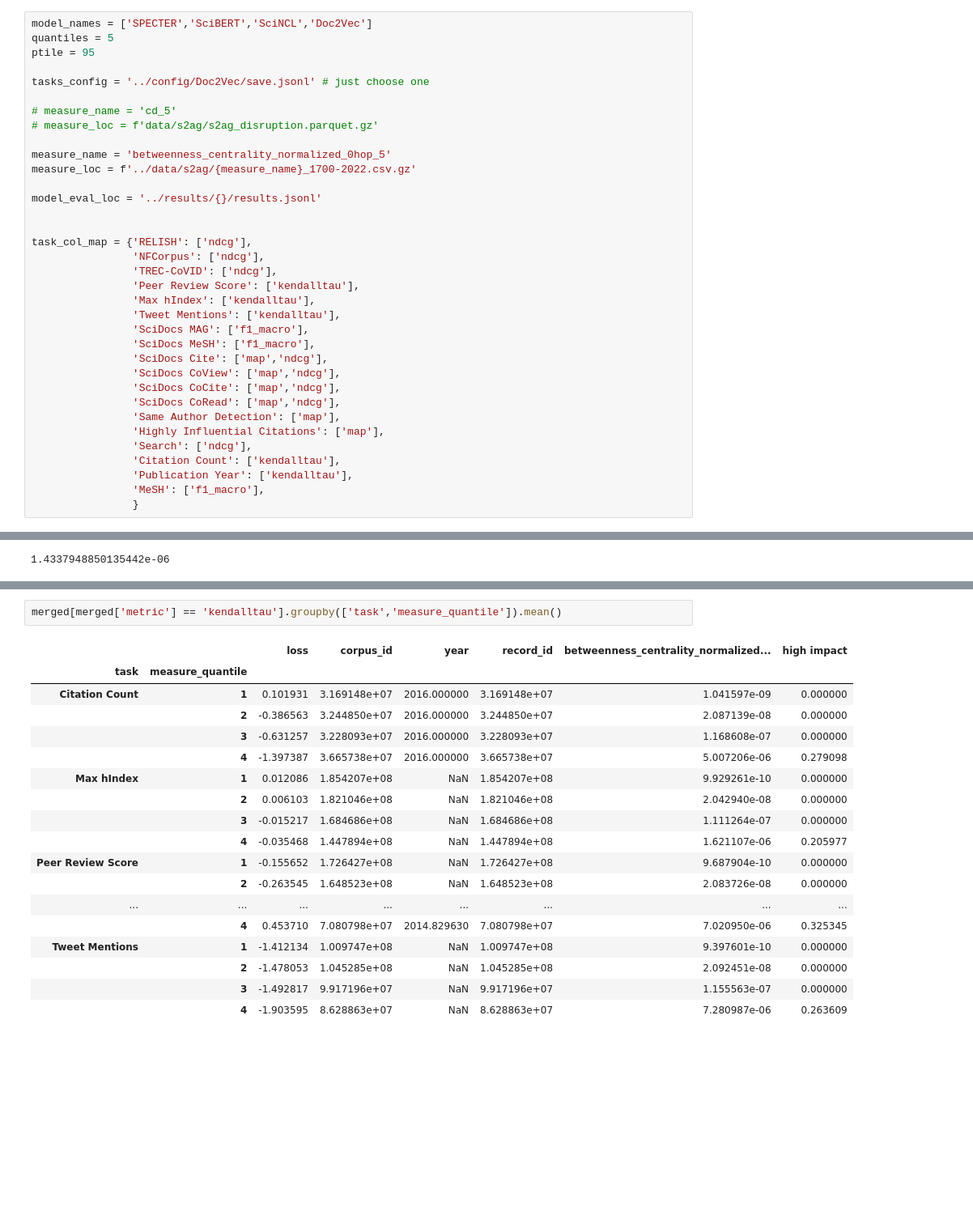
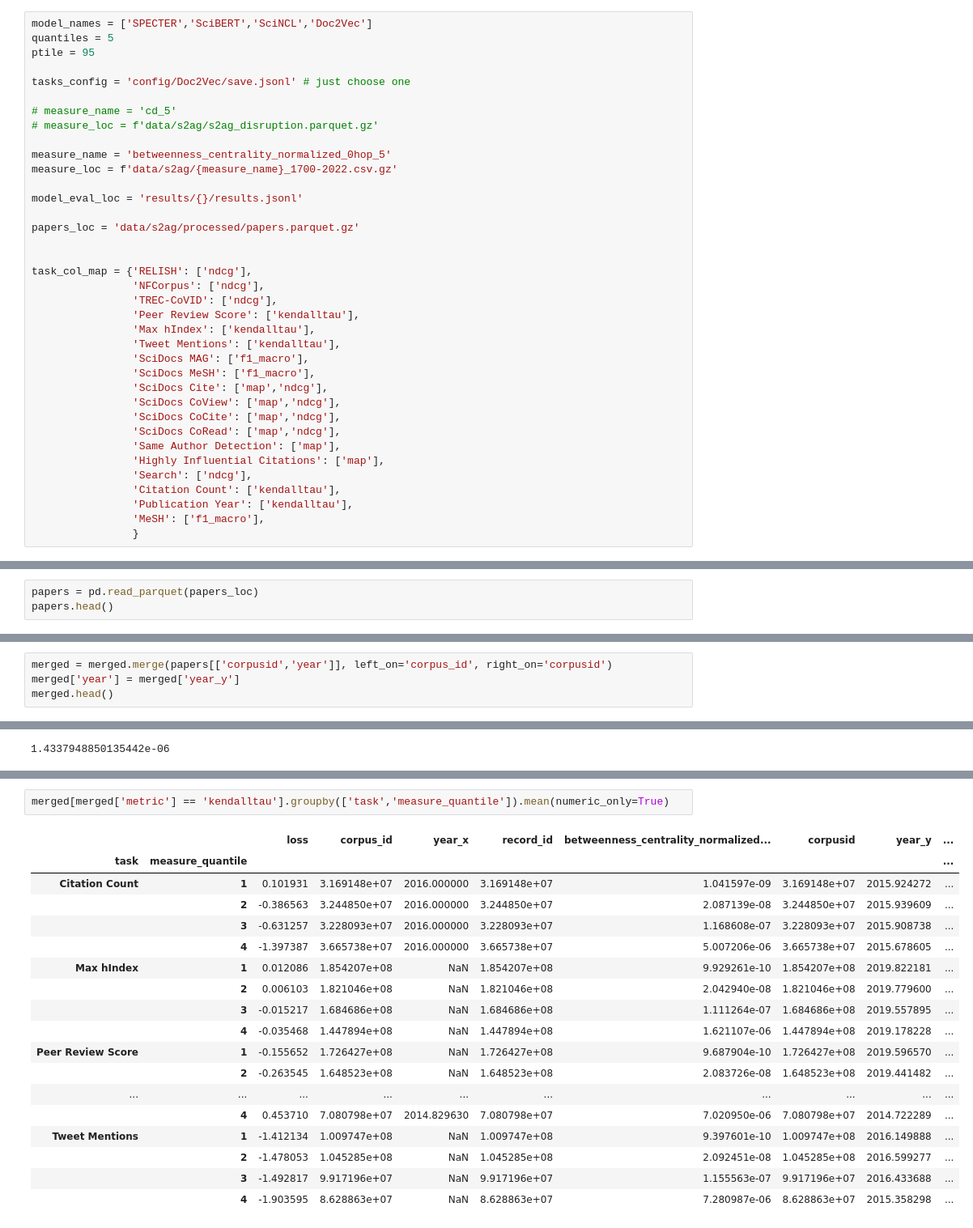
Before and after one commit to rfunklab/scirepeval, a Jupyter notebook: notebooks/correlate_scores_all_models.ipynb, the cells around one changed output, grey strips where cells are left out. Shown at 81% size. Drawn from its saved outputs; the diff is of its cells as text; blank space fills up the shorter version.

```diff
--- a/notebooks/correlate_scores_all_models.ipynb
+++ b/notebooks/correlate_scores_all_models.ipynb
@@ -12,15 +12,17 @@ model_names = ['SPECTER','SciBERT','SciNCL','Doc2Vec']
 quantiles = 5
 ptile = 95
 
-tasks_config = '../config/Doc2Vec/save.jsonl' # just choose one
+tasks_config = 'config/Doc2Vec/save.jsonl' # just choose one
 
 # measure_name = 'cd_5'
 # measure_loc = f'data/s2ag/s2ag_disruption.parquet.gz'
 
 measure_name = 'betweenness_centrality_normalized_0hop_5'
-measure_loc = f'../data/s2ag/{measure_name}_1700-2022.csv.gz'
+measure_loc = f'data/s2ag/{measure_name}_1700-2022.csv.gz'
 
-model_eval_loc = '../results/{}/results.jsonl'
+model_eval_loc = 'results/{}/results.jsonl'
+
+papers_loc = 'data/s2ag/processed/papers.parquet.gz'
 
 
 task_col_map = {'RELISH': ['ndcg'],
@@ -120,0 +123,3 @@ merged.head()
+# %%
+papers = pd.read_parquet(papers_loc)
+papers.head()
@@ -120,0 +133,4 @@ merged.head()
+# %%
+merged = merged.merge(papers[['corpusid','year']], left_on='corpus_id', right_on='corpusid')
+merged['year'] = merged['year_y']
+merged.head()
@@ -219,24 +241,24 @@ merged[merged['metric'] == 'f1_macro'].groupby(['task','measure_quantile']).mean
 # %%
-merged[merged['metric'] == 'kendalltau'].groupby(['task','measure_quantile']).mean()
+merged[merged['metric'] == 'kendalltau'].groupby(['task','measure_quantile']).mean(numeric_only=True)
 # %% [output]
-|  |  | loss | corpus_id | year | record_id | betweenness_centrality_normalized... | high impact |
-| task | measure_quantile |  |  |  |  |  |  |
-| Citation Count | 1 | 0.101931 | 3.169148e+07 | 2016.000000 | 3.169148e+07 | 1.041597e-09 | 0.000000 |
-|  | 2 | -0.386563 | 3.244850e+07 | 2016.000000 | 3.244850e+07 | 2.087139e-08 | 0.000000 |
-|  | 3 | -0.631257 | 3.228093e+07 | 2016.000000 | 3.228093e+07 | 1.168608e-07 | 0.000000 |
-|  | 4 | -1.397387 | 3.665738e+07 | 2016.000000 | 3.665738e+07 | 5.007206e-06 | 0.279098 |
-| Max hIndex | 1 | 0.012086 | 1.854207e+08 | NaN | 1.854207e+08 | 9.929261e-10 | 0.000000 |
-|  | 2 | 0.006103 | 1.821046e+08 | NaN | 1.821046e+08 | 2.042940e-08 | 0.000000 |
-|  | 3 | -0.015217 | 1.684686e+08 | NaN | 1.684686e+08 | 1.111264e-07 | 0.000000 |
-|  | 4 | -0.035468 | 1.447894e+08 | NaN | 1.447894e+08 | 1.621107e-06 | 0.205977 |
-| Peer Review Score | 1 | -0.155652 | 1.726427e+08 | NaN | 1.726427e+08 | 9.687904e-10 | 0.000000 |
-|  | 2 | -0.263545 | 1.648523e+08 | NaN | 1.648523e+08 | 2.083726e-08 | 0.000000 |
-| ... | ... | ... | ... | ... | ... | ... | ... |
-|  | 4 | 0.453710 | 7.080798e+07 | 2014.829630 | 7.080798e+07 | 7.020950e-06 | 0.325345 |
-| Tweet Mentions | 1 | -1.412134 | 1.009747e+08 | NaN | 1.009747e+08 | 9.397601e-10 | 0.000000 |
-|  | 2 | -1.478053 | 1.045285e+08 | NaN | 1.045285e+08 | 2.092451e-08 | 0.000000 |
-|  | 3 | -1.492817 | 9.917196e+07 | NaN | 9.917196e+07 | 1.155563e-07 | 0.000000 |
-|  | 4 | -1.903595 | 8.628863e+07 | NaN | 8.628863e+07 | 7.280987e-06 | 0.263609 |
+|  |  | loss | corpus_id | year_x | record_id | betweenness_centrality_normalized... | corpusid | year_y | ... |
+| task | measure_quantile |  |  |  |  |  |  |  | ... |
+| Citation Count | 1 | 0.101931 | 3.169148e+07 | 2016.000000 | 3.169148e+07 | 1.041597e-09 | 3.169148e+07 | 2015.924272 | ... |
+|  | 2 | -0.386563 | 3.244850e+07 | 2016.000000 | 3.244850e+07 | 2.087139e-08 | 3.244850e+07 | 2015.939609 | ... |
+|  | 3 | -0.631257 | 3.228093e+07 | 2016.000000 | 3.228093e+07 | 1.168608e-07 | 3.228093e+07 | 2015.908738 | ... |
+|  | 4 | -1.397387 | 3.665738e+07 | 2016.000000 | 3.665738e+07 | 5.007206e-06 | 3.665738e+07 | 2015.678605 | ... |
+| Max hIndex | 1 | 0.012086 | 1.854207e+08 | NaN | 1.854207e+08 | 9.929261e-10 | 1.854207e+08 | 2019.822181 | ... |
+|  | 2 | 0.006103 | 1.821046e+08 | NaN | 1.821046e+08 | 2.042940e-08 | 1.821046e+08 | 2019.779600 | ... |
+|  | 3 | -0.015217 | 1.684686e+08 | NaN | 1.684686e+08 | 1.111264e-07 | 1.684686e+08 | 2019.557895 | ... |
+|  | 4 | -0.035468 | 1.447894e+08 | NaN | 1.447894e+08 | 1.621107e-06 | 1.447894e+08 | 2019.178228 | ... |
+| Peer Review Score | 1 | -0.155652 | 1.726427e+08 | NaN | 1.726427e+08 | 9.687904e-10 | 1.726427e+08 | 2019.596570 | ... |
+|  | 2 | -0.263545 | 1.648523e+08 | NaN | 1.648523e+08 | 2.083726e-08 | 1.648523e+08 | 2019.441482 | ... |
+| ... | ... | ... | ... | ... | ... | ... | ... | ... | ... |
+|  | 4 | 0.453710 | 7.080798e+07 | 2014.829630 | 7.080798e+07 | 7.020950e-06 | 7.080798e+07 | 2014.722289 | ... |
+| Tweet Mentions | 1 | -1.412134 | 1.009747e+08 | NaN | 1.009747e+08 | 9.397601e-10 | 1.009747e+08 | 2016.149888 | ... |
+|  | 2 | -1.478053 | 1.045285e+08 | NaN | 1.045285e+08 | 2.092451e-08 | 1.045285e+08 | 2016.599277 | ... |
+|  | 3 | -1.492817 | 9.917196e+07 | NaN | 9.917196e+07 | 1.155563e-07 | 9.917196e+07 | 2016.433688 | ... |
+|  | 4 | -1.903595 | 8.628863e+07 | NaN | 8.628863e+07 | 7.280987e-06 | 8.628863e+07 | 2015.358298 | ... |
 # %%
 sns.catplot(x="task", y=measure_name,
             hue="loss", col="metric", kind='box', sharey=False,
```
Also changed, not shown: parts of 7 cells of this notebook, 1 other file.
